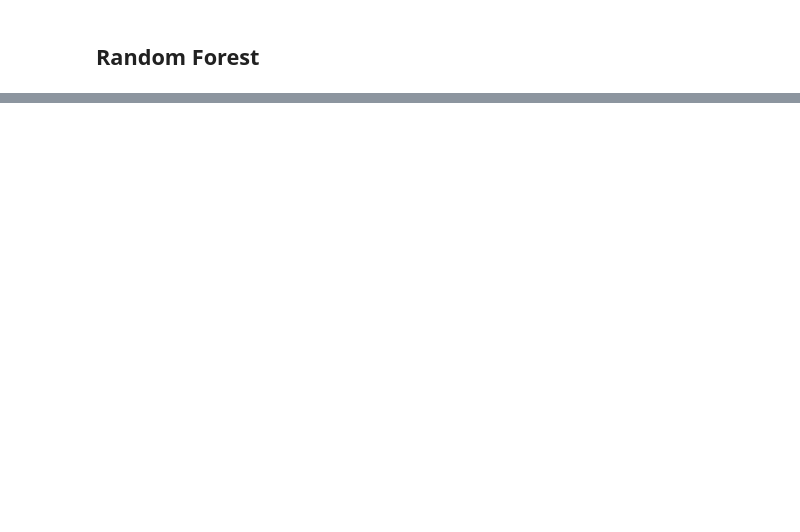
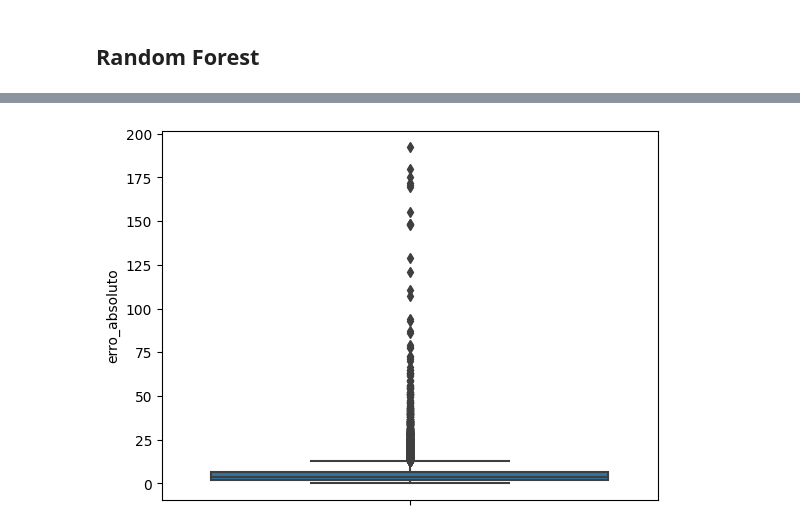
Before and after one commit to olini/freight-time-prediction, a Jupyter notebook: projeto_2.ipynb, the cells around one changed output, grey strips where cells are left out. Saved outputs shown, nothing was run; the diff lists cells and outputs as text; code cells hidden in the pictures; blank space fills up the shorter version.

Commit message:
finaliza a avaliacao dos modelos testados no conjunto de testes e realiza o diagnostico do modelo escolhido
Signed-off-by: Lucas Olini <lucasolini96@gmail.com>

```diff
--- a/projeto_2.ipynb
+++ b/projeto_2.ipynb
@@ -296,0 +292,7 @@ Hyperparametros utilizados: {'regressor': LGBMRegressor(n_estimators=150, object
+# %%
+# ridge
+# carrega pipeline do modelo do mlflow
+logged_pipe_ridge = 'runs:/2fae306177dd49d5b8735674f49e30fc/pipe_ridge'
+loaded_pipe_ridge = mlflow.pyfunc.load_model(logged_pipe_ridge)
+y_pred = loaded_pipe_ridge.predict(X_test[features])
+print(f"RMSE para o melhor modelo de Ridge no conjunto de testes = {sqrt(mean_squared_error(y_test, y_pred))}")
@@ -296,0 +301,7 @@ Hyperparametros utilizados: {'regressor': LGBMRegressor(n_estimators=150, object
+# %%
+# random forest
+# carrega pipeline do modelo do mlflow
+logged_pipe_rf = 'runs:/4e419a7e7cdf4fde917004a0a3f07395/pipe_rf'
+loaded_pipe_rf = mlflow.pyfunc.load_model(logged_pipe_rf)
+y_pred = loaded_pipe_rf.predict(X_test[features])
+print(f"RMSE para o melhor modelo de Random Forest no conjunto de testes = {sqrt(mean_squared_error(y_test, y_pred))}")
@@ -296,0 +310,7 @@ Hyperparametros utilizados: {'regressor': LGBMRegressor(n_estimators=150, object
+# %%
+# lightgbm
+# carrega pipeline do modelo do mlflow
+logged_pipe_lgbm = 'runs:/db49bd677f8b45e6868e4a824edbf96c/pipe_lgbm'
+loaded_pipe_lgbm = mlflow.pyfunc.load_model(logged_pipe_lgbm)
+y_pred = loaded_pipe_lgbm.predict(X_test[features])
+print(f"RMSE para o melhor modelo de LightGBM no conjunto de testes = {sqrt(mean_squared_error(y_test, y_pred))}")
@@ -296,0 +417,9 @@ Hyperparametros utilizados: {'regressor': LGBMRegressor(n_estimators=150, object
+# %%
+y_pred = loaded_pipe_lgbm.predict(X_test[features])
+X_test["y_real"] = y_test
+X_test["y_pred"] = y_pred
+X_test["erro_absoluto"] = abs(y_test - y_pred)
+# %%
+sns.boxplot(X_test, y="erro_absoluto");
+# %% [output]
+[figure, added]
```
Also changed, not shown: parts of 49 cells of this notebook.
